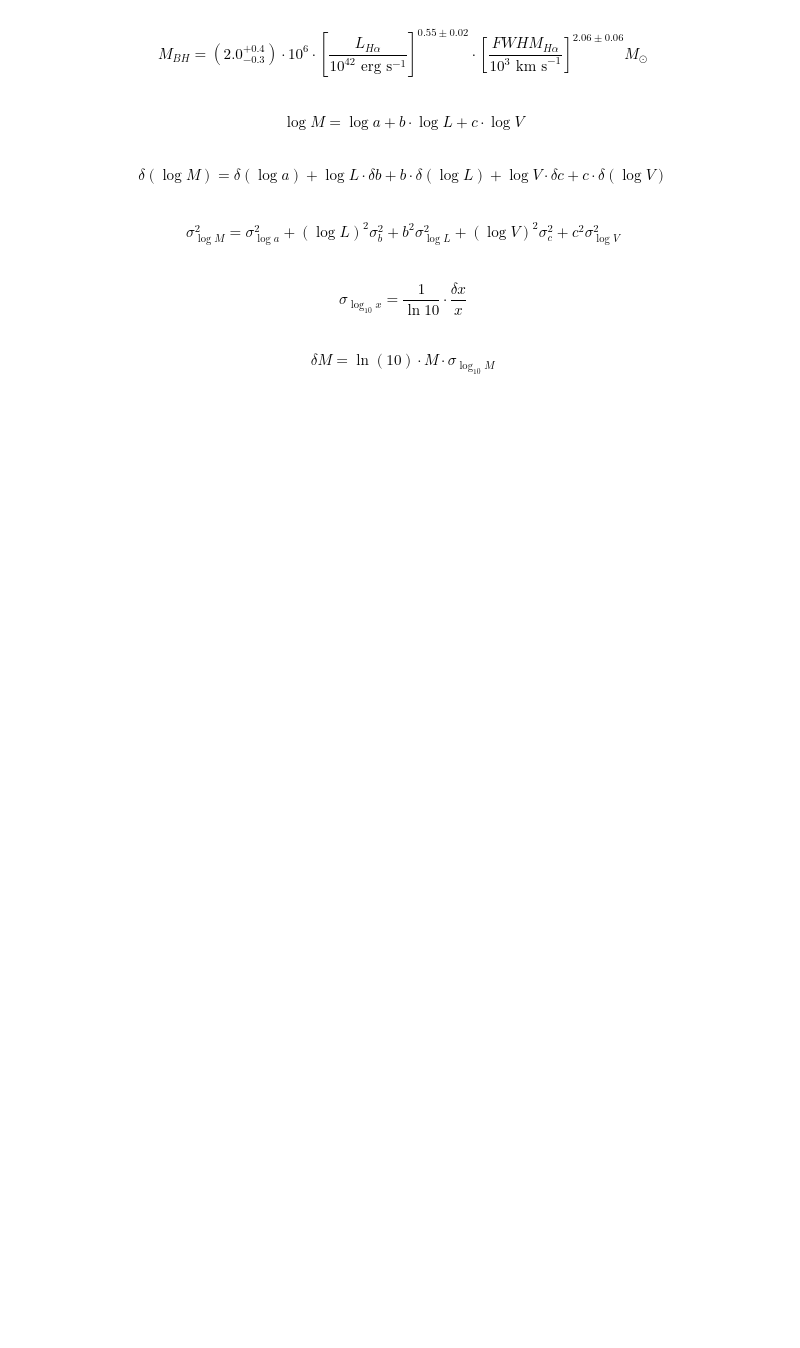
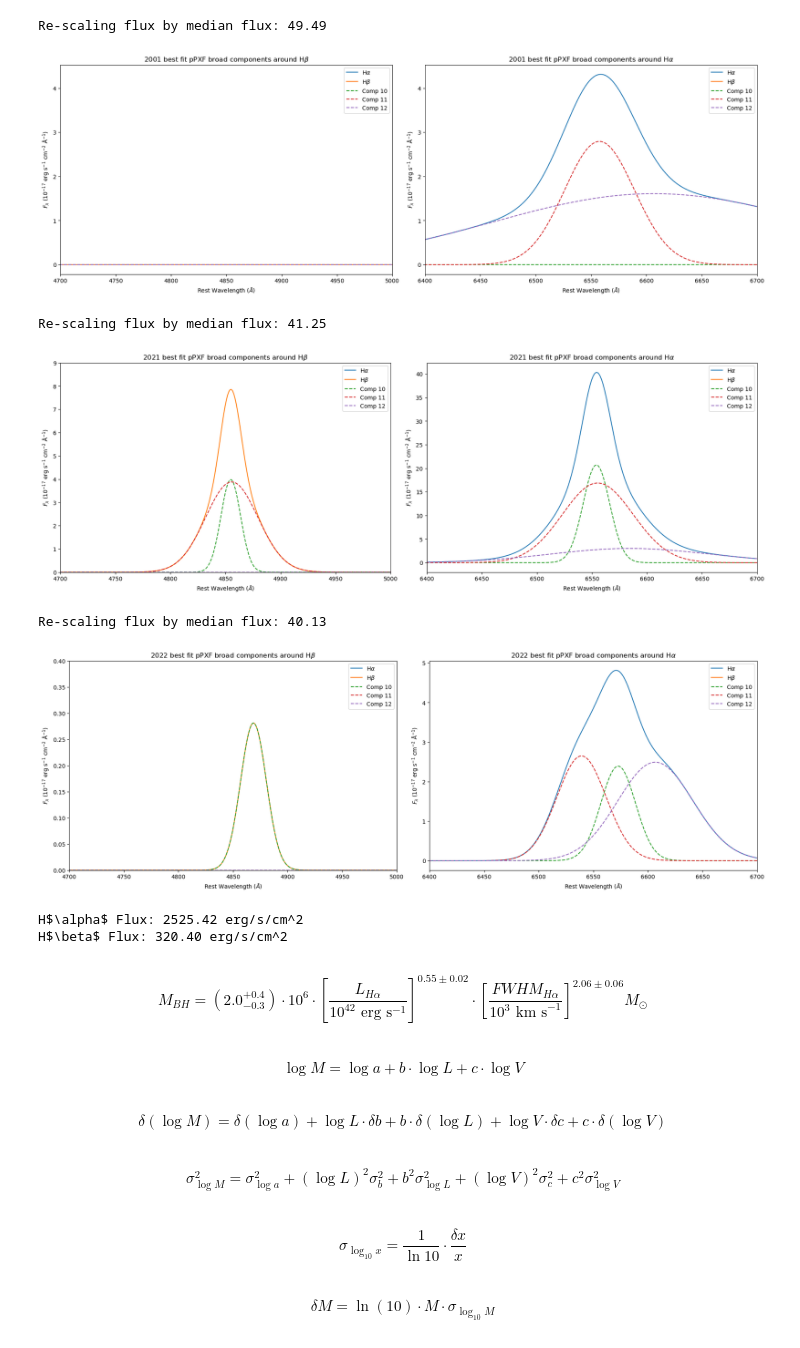
Before and after one commit to things-0/denison_2026, a Jupyter notebook: oli/test_workspace.ipynb, the cells around one changed output. Drawn from its saved outputs; the diff is of its cells as text; code cells hidden in the pictures; blank space fills up the shorter version.

```diff
--- a/oli/test_workspace.ipynb
+++ b/oli/test_workspace.ipynb
@@ -20,3 +124,82 @@ plt.show()
+# %%
+ha_broad_01, hb_broad_01, (lam, all_broad_01) = ppxf_funcs.get_ha_hb_comps(infile_suffix="2001")
+axes: tuple[plt.Axes, plt.Axes]
+fig, axes = plt.subplots(ncols=2, figsize=const.DOUBLE_FIG_SIZE, layout="constrained")
+ax1, ax2 = axes
+
+for ax in (ax1, ax2):
+    ax.plot(lam, ha_broad_01, label=const.HA_LATEX)
+    ax.plot(lam, hb_broad_01, label=const.HB_LATEX)
+    for i, comp in enumerate(all_broad_01):
+        ax.plot(lam, comp, linestyle="--", label=f"Comp {i+10}")
+    ax.legend()
+    ax.set_xlabel(r"Rest Wavelength ($\AA$)")
+    ax.set_ylabel(const.SFD_Y_AX_LABEL)
+
+ax1.set_xlim(4700, 5000)
+ax2.set_xlim(6400, 6700)
+ax1.set_title(f"2001 best fit pPXF broad components around {const.HB_LATEX}")
+ax2.set_title(f"2001 best fit pPXF broad components around {const.HA_LATEX}")
+plt.show()
+
+ha_broad_21, hb_broad_21, (lam, all_broad_21) = ppxf_funcs.get_ha_hb_comps(infile_suffix="2021")
+fig, (ax1, ax2) = plt.subplots(ncols=2, figsize=const.DOUBLE_FIG_SIZE, layout="constrained")
+
+for ax in (ax1, ax2):
+    ax.plot(lam, ha_broad_21, label=const.HA_LATEX)
+    ax.plot(lam, hb_broad_21, label=const.HB_LATEX)
+    for i, comp in enumerate(all_broad_21):
+        ax.plot(lam, comp, linestyle="--", label=f"Comp {i+10}")
+    ax.legend()
+    ax.set_xlabel(r"Rest Wavelength ($\AA$)")
+    ax.set_ylabel(const.SFD_Y_AX_LABEL)
+
+ax1.set_xlim(4700, 5000)
+ax1.set_ylim(0, 9)
+ax2.set_xlim(6400, 6700)
+ax1.set_title(f"2021 best fit pPXF broad components around {const.HB_LATEX}")
+ax2.set_title(f"2021 best fit pPXF broad components around {const.HA_LATEX}")
+plt.show()
+
+ha_broad_22, hb_broad_22, (lam, all_broad_22) = ppxf_funcs.get_ha_hb_comps(infile_suffix="2022")
+fig, (ax1, ax2) = plt.subplots(ncols=2, figsize=const.DOUBLE_FIG_SIZE, layout="constrained")
+
+for ax in (ax1, ax2):
+    ax.plot(lam, ha_broad_22, label=const.HA_LATEX)
+    ax.plot(lam, hb_broad_22, label=const.HB_LATEX)
+    for i, comp in enumerate(all_broad_22):
+        ax.plot(lam, comp, linestyle="--", label=f"Comp {i+10}")
+    ax.legend()
+    ax.set_xlabel(r"Rest Wavelength ($\AA$)")
+    ax.set_ylabel(const.SFD_Y_AX_LABEL)
+
+ax1.set_xlim(4700, 5000)
+ax1.set_ylim(0, 0.4)
+ax2.set_xlim(6400, 6700)
+ax1.set_title(f"2022 best fit pPXF broad components around {const.HB_LATEX}")
+ax2.set_title(f"2022 best fit pPXF broad components around {const.HA_LATEX}")
+plt.show()
+# %% [output]
+Re-scaling flux by median flux: 49.49
+[figure, added]
+Re-scaling flux by median flux: 41.25
+[figure, added]
+Re-scaling flux by median flux: 40.13
+[figure, added]
+# %%
+ha_flux_21, _, _, _ = integrate.integrate_flux(
+    lam=lam,
+    spec_flux_density=ha_broad_21,
+)
+hb_flux_21, _, _, _ = integrate.integrate_flux(
+    lam=lam,
+    spec_flux_density=hb_broad_21,
+)
+print(f"{const.HA_LATEX} Flux: {ha_flux_21:.2f} erg/s/cm^2")
+print(f"{const.HB_LATEX} Flux: {hb_flux_21:.2f} erg/s/cm^2")
+# %% [output]
+H$\alpha$ Flux: 2525.42 erg/s/cm^2
+H$\beta$ Flux: 320.40 erg/s/cm^2
 # %% [markdown]
 $$M_{BH} = (2.0^{+0.4}_{-0.3}) \cdot 10^6 \cdot \left[\frac{L_{H\alpha}}{10^{42} \text{ erg s}^{-1}}\right]^{0.55 \pm 0.02} \cdot \left[\frac{FWHM_{H\alpha}}{10^3 \text{ km s}^{-1}}\right]^{2.06 \pm 0.06} M_\odot$$
 # %% [markdown]
```
Also changed, not shown: parts of 6 cells of this notebook, 5 other files.
